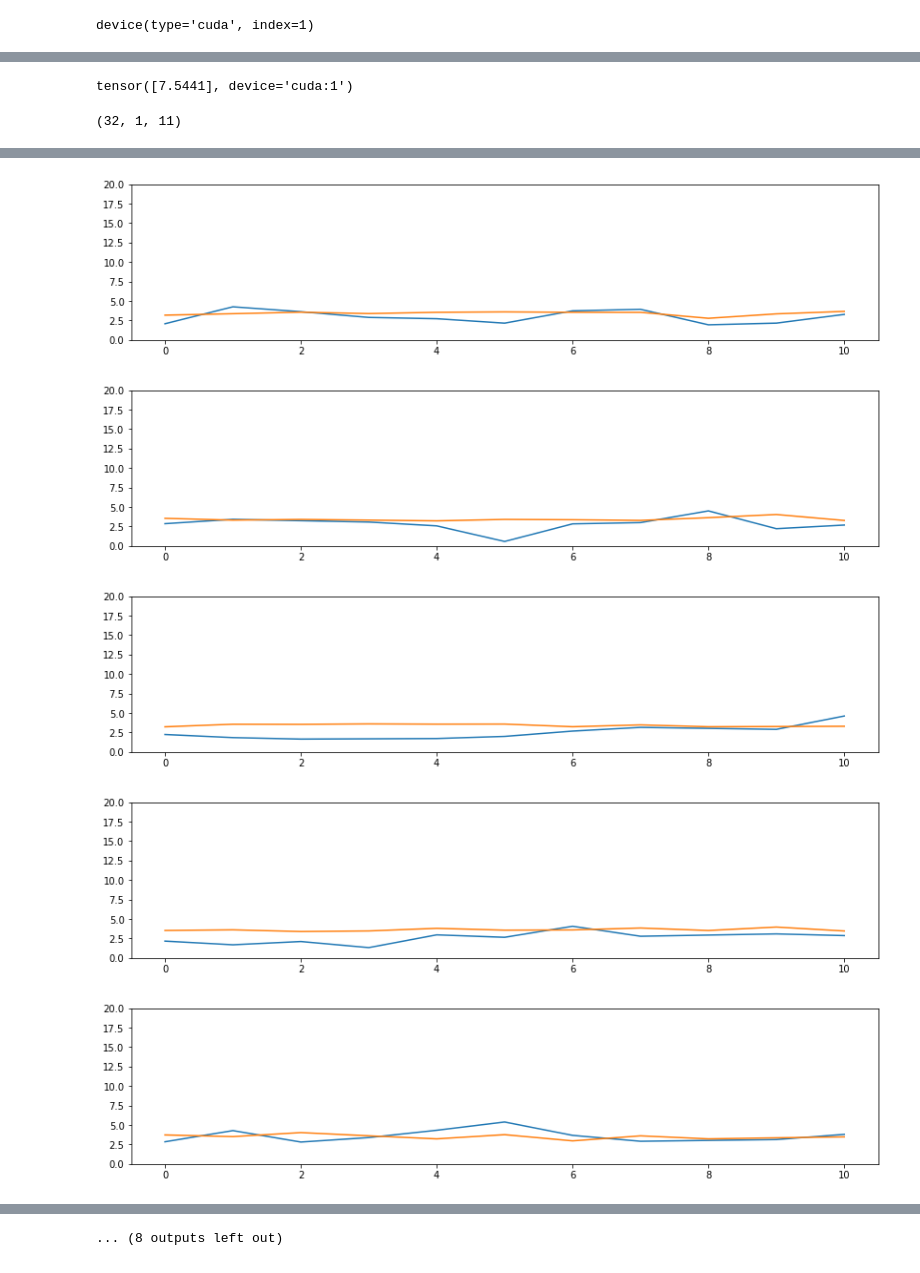
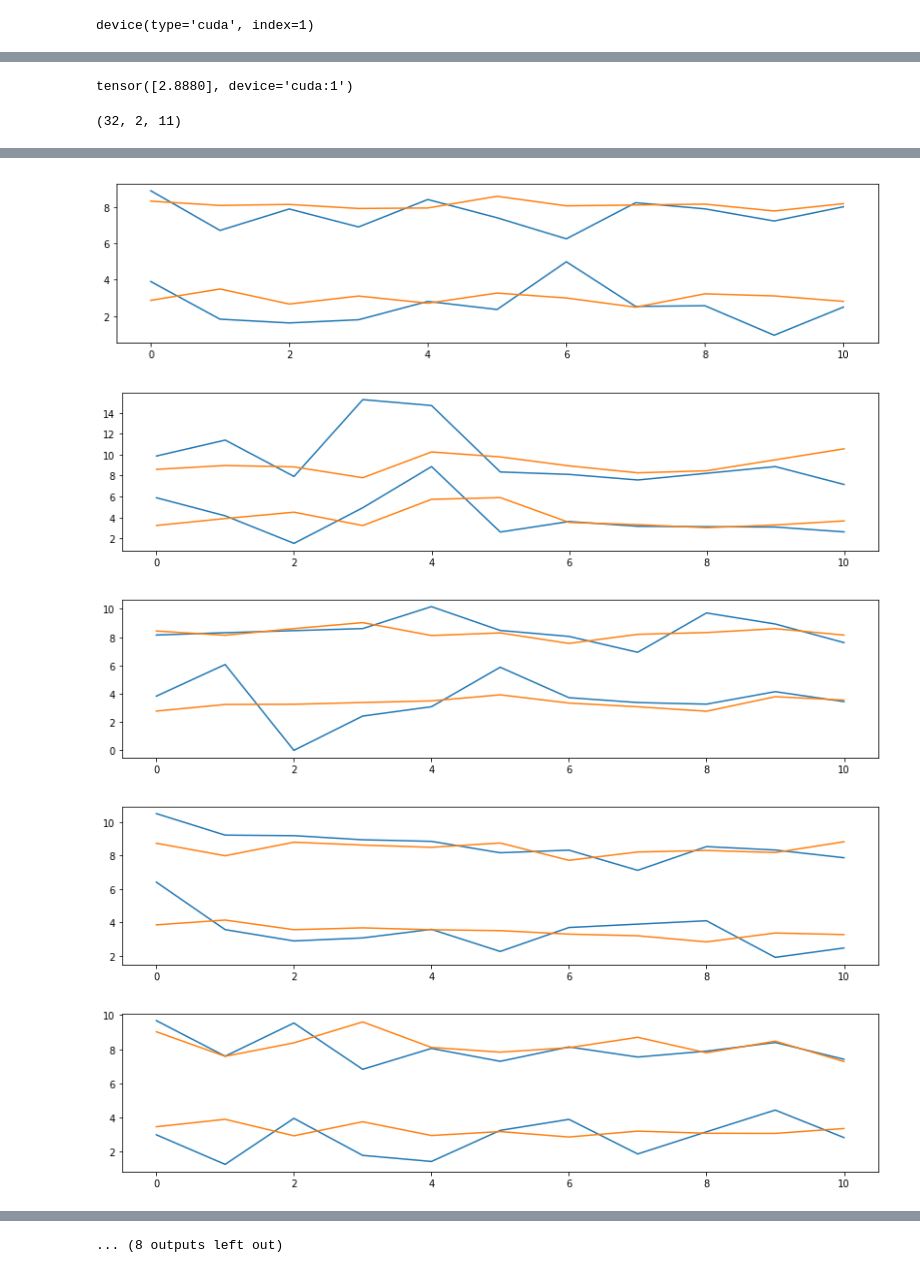
Before and after one commit to ulzee/traffic, a Jupyter notebook: Graph.ipynb, the cells around one changed output, grey strips where cells are left out. Drawn from its saved outputs; the diff is of its cells as text; code cells hidden in the pictures.

```diff
--- a/Graph.ipynb
+++ b/Graph.ipynb
@@ -21,7 +21,7 @@ np.random.seed(0)
 ESIZE = 64
 EPS = 3
 BSIZE = 32
-STOPS = 2
+STOPS = 3
 LAG = 12
 HSIZE = 256
 SROUTE = SAMPLE_ROUTES[0]
@@ -79,8 +79,9 @@ for ei in range(EPS):
                 lambda _: Update(hsize=HSIZE).to(device),
                 states, device=device)
 #             tops, tps = inst_tree(
-#                 lambda _: TimeUpdate(hsize=HSIZE).to(device),
+#                 lambda _: TimeStep(hsize=HSIZE).to(device),
 #                 states, device=device)
+#             opt = optim.SGD(kps + ups + tps, lr=LR)
             opt = optim.SGD(kps + ups, lr=LR)
 
         g_losses = []
@@ -89,9 +90,10 @@ for ei in range(EPS):
             isFirst = ti == 0
             isNotLast = not (ti == len(batch)-2)
 
-            for iter in range(5):
-                _ = message(kernels, states, iteration=iter) # spatial steps
-                _ = receive(upops, states) # temporal step
+            for iter in range(1):
+                message(kernels, states, iteration=iter) # spatial steps
+                update(upops, states) # temporal step
+#             timestep(tops, states)
 
             # gather comparisons against t+1 graph values
             _ys, ys = zip(*gather_predictions(graph_t, states))
@@ -136,18 +138,20 @@ plt.show(); plt.close()
 # %%
 print(_tys[0][0][0])
 # %% [output]
-tensor([7.5441], device='cuda:1')
+tensor([2.8880], device='cuda:1')
 # %%
 yt = tonpy(ytrue)
 yp = tonpy(ypred)
 print(yt.shape)
 # %% [output]
-(32, 1, 11)
+(32, 2, 11)
 # %%
 for bat in range(20):
     plt.figure(figsize=(14, 3))
-    plt.plot(yt[bat][0])
-    plt.plot(yp[bat][0])
-    plt.ylim(0, 20)
+    for si in range(STOPS-1):
+        off = si * 5
+        plt.plot(yt[bat][si] + off, color='C0')
+        plt.plot(yp[bat][si] + off, color='C1')
+#     plt.ylim(0, 10)
     plt.show(); plt.close()
 # %% [output]
@@ -160,5 +164,5 @@ for bat in range(20):
-[figure, old version]
+[figure, new version]
-[figure, old version]
+[figure, new version]
-[figure, old version]
+[figure, new version]
-[figure, old version]
+[figure, new version]
-[figure, old version]
+[figure, new version]
```
Also changed, not shown: parts of 4 cells of this notebook, 2 other files.
